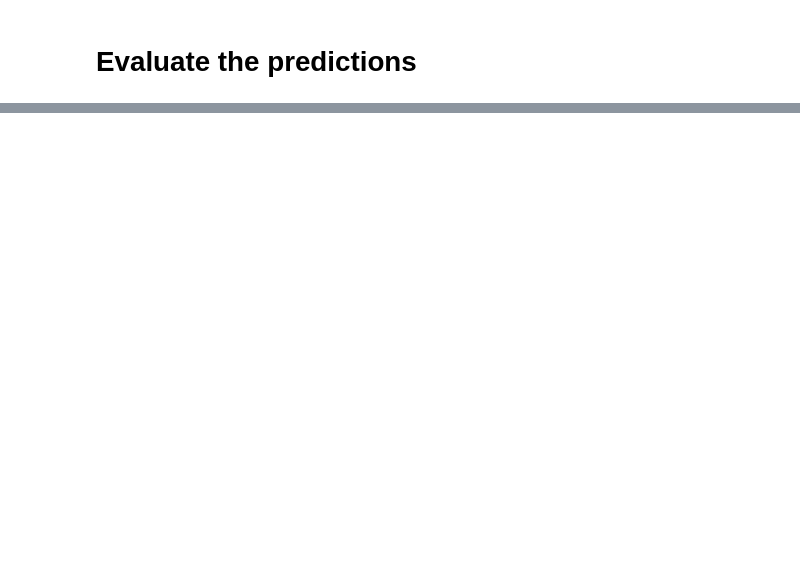
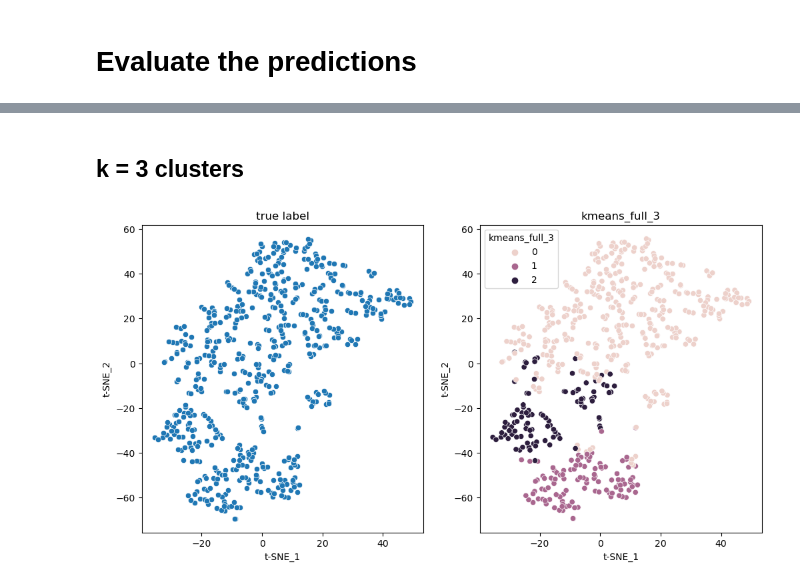
Before and after one commit to sdgroeve/D012513A-Specialised-Bio-informatics-Machine-Learning, a Jupyter notebook: scikit-learn-example/example_scikit-learn.ipynb, the cells around one changed output, grey strips where cells are left out. Cells and saved outputs as stored; diff of their text form; code cells hidden in the pictures; blank space fills up the shorter version.

```diff
--- a/scikit-learn-example/example_scikit-learn.ipynb
+++ b/scikit-learn-example/example_scikit-learn.ipynb
@@ -137,0 +328,17 @@ ConfusionMatrixDisplay(confusion_matrix=cm, display_labels = model.classes_).plo
+# %% [markdown]
+## k = 3 clusters
+# %%
+cls_kmns = KMeans(n_clusters=3, init='k-means++')
+
+kmeans_result = cls_kmns.fit_predict(X)
+
+tsne_result["kmeans_full_3"] = kmeans_result
+
+fig, axes = plt.subplots(1, 2, figsize=(12,6))
+axes[0] = sns.scatterplot(x="t-SNE_1",y="t-SNE_2",data=tsne_result,ax=axes[0])
+axes[0].set_title("true label")
+axes[1] = sns.scatterplot(x="t-SNE_1",y="t-SNE_2",hue="kmeans_full_3",data=tsne_result,ax=axes[1])
+axes[1].set_title("kmeans_full_3")
+plt.show()
+# %% [output]
+[figure, added]
```
Also changed, not shown: parts of 25 cells of this notebook, 1 other file.
